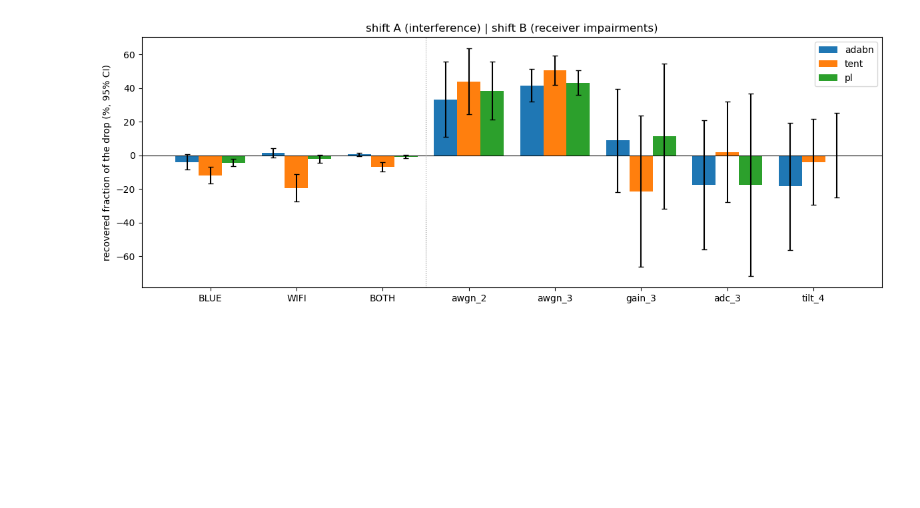
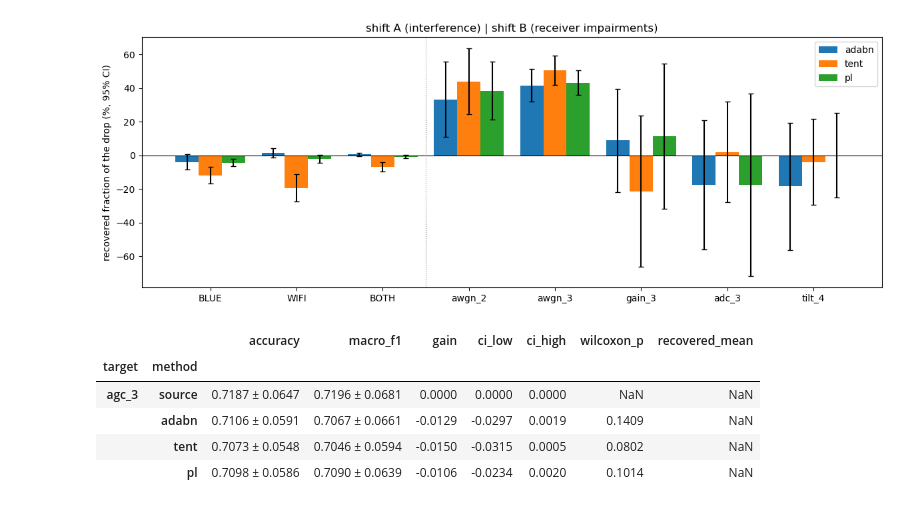
Before and after one commit to owlvano/rfml-uav, a Jupyter notebook: notebooks/paper3-label-free-adaptation/5_Adaptation_Baselines.ipynb, the cells around one changed output. Saved outputs shown, nothing was run; the diff lists cells and outputs as text; code cells hidden in the pictures; blank space fills up the shorter version.

```diff
--- a/notebooks/paper3-label-free-adaptation/5_Adaptation_Baselines.ipynb
+++ b/notebooks/paper3-label-free-adaptation/5_Adaptation_Baselines.ipynb
@@ -21,6 +21,7 @@ from sklearn.metrics import f1_score, roc_auc_score
 from tqdm import tqdm
 
 from rfml_uav.adapt.baselines import adabn, tent, pseudo_label
+from rfml_uav.data.normalise import session_normalise
 from rfml_uav.drone_detect.dataset import DRONES
 from rfml_uav.eval.metrics import classification_report_dict
 from rfml_uav.eval.splits import make_splits
@@ -31,9 +32,12 @@ from rfml_uav.nn.train import predict_logits
 load_dotenv()
 DATA = os.getenv("DATA_PATH")
 P1, P2 = os.path.join(DATA, "results/paper3/phase1"), os.path.join(DATA, "results/paper3/phase2")
-out = os.path.join(DATA, "results/paper3/phase3")
-for d in ("splits", "runs"):
-    os.makedirs(os.path.join(out, d), exist_ok=True)
+SOURCE = os.getenv("SOURCE", "phase1")  # "noisenorm": receiver-normalised source (Phase 4); same splits and hyperparameters
+P3 = os.path.join(DATA, "results/paper3/phase3")
+out = P3 if SOURCE == "phase1" else os.path.join(P3, SOURCE)
+os.makedirs(os.path.join(P3, "splits"), exist_ok=True)
+os.makedirs(os.path.join(out, "runs"), exist_ok=True)
+print("SOURCE:", SOURCE, "->", out)
 device = torch.device("cuda" if torch.cuda.is_available() else "cpu")
 torch.backends.cudnn.deterministic, torch.backends.cudnn.benchmark = True, False
 
@@ -42,7 +46,8 @@ SEEDS, K_FOLDS = [0, 1, 2, 3, 4], 5
 SHIFT_A = ["BLUE", "WIFI", "BOTH"]
 TARGETS = SHIFT_A + ["awgn_2", "awgn_3", "gain_3", "adc_3", "tilt_4"]
 DEV = ["awgn_1", "gain_2", "adc_2", "tilt_3"]
-TARGET_ID = {t: i for i, t in enumerate(TARGETS + DEV)}
+SUPP = ["agc_3"]  # supplementary target (Phase 4 amended adoption rule): rare 12 dB gain steps, separate table
+TARGET_ID = {t: i for i, t in enumerate(TARGETS + DEV + SUPP)}
 METHODS = ["source", "adabn", "tent", "pl"]
 GRID = {"adabn": [{}],
         "tent": [{"lr": lr, "epochs": e} for lr in (1e-4, 1e-3, 1e-2) for e in (1, 3)],
@@ -100,7 +129,7 @@ def source_rows(seed):
 
 def split(target, seed, fold):
     """Per drone: permute its recordings, floor(n/2) -> adapt, rest -> test. Cached in phase3/splits."""
-    path = os.path.join(out, "splits", f"{target}_s{seed}_f{fold}.npz")
+    path = os.path.join(P3, "splits", f"{target}_s{seed}_f{fold}.npz")
     if os.path.exists(path):
         d = np.load(path)
         return d["adapt_rows"], d["test_rows"]
@@ -168,8 +197,8 @@ def adapt(model, method, hp, Xa, seed):
     return m, {**info, "wall_s": time.perf_counter() - t0}
 
 
-grid_path = os.path.join(out, "dev_grid.csv")
-if not os.path.exists(grid_path):
+grid_path = os.path.join(P3, "dev_grid.csv")  # tuned once, on the Phase 1 source; never re-tuned
+if SOURCE == "phase1" and not os.path.exists(grid_path):
     rows = []
     for cell, fold in tqdm(list(itertools.product(DEV, range(K_FOLDS)))):
         model = load_model(0, fold)
@@ -191,8 +220,9 @@ selected = {}
 for method, g in summary.groupby("method"):
     best = g[g.gain >= g.gain.max() - 0.001].sort_values(["bwd", "lr"]).iloc[0]  # tie-break: cheaper, then lower lr
     selected[method] = json.loads(best.hp)
-with open(os.path.join(out, "selected_hparams.json"), "w") as f:
-    json.dump(selected, f, indent=1)
+if SOURCE == "phase1":
+    with open(os.path.join(P3, "selected_hparams.json"), "w") as f:
+        json.dump(selected, f, indent=1)
 print(selected)
 summary.assign(gain_pp=100 * summary.gain).sort_values(["method", "gain"], ascending=[True, False]).round(3)
 # %% [output]
@@ -257,9 +287,10 @@ for sub in SHIFT_A:
             for s, f in itertools.product(SEEDS, range(K_FOLDS))]
     lo, hi = min(p1[sub]), max(p1[sub])
     print(f"{sub}: test-half source F1 mean {np.mean(half):.4f}; Phase 1 range [{lo:.4f}, {hi:.4f}]")
-    assert lo - 0.03 <= np.mean(half) <= hi + 0.03
+    if SOURCE == "phase1":  # the range check is about the Phase 1 source
+        assert lo - 0.03 <= np.mean(half) <= hi + 0.03
 
-with open(os.path.join(out, "selected_hparams.json")) as f:
+with open(os.path.join(P3, "selected_hparams.json")) as f:
     hps = json.load(f)
 r = np.load(os.path.join(out, "runs", "awgn_3_s1_f2.npz"))
 model = load_model(1, 2)
@@ -441,3 +476,22 @@ ax.set_title("shift A (interference) | shift B (receiver impairments)"); ax.lege
 plt.tight_layout(); fig.savefig(os.path.join(out, "e3_recovery.png"), dpi=120, bbox_inches="tight"); plt.show()
 # %% [output]
 [figure]
+# %%
+# supplementary realistic-AGC target (agc_3): separate table, the 8-target E3 table above is unchanged
+supp = build_rows(SUPP)
+st = []
+for (target, method), g in supp.groupby(["target", "method"], sort=False):
+    src = supp[(supp.target == target) & (supp.method == "source")].set_index(["seed", "fold"])["macro_f1"]
+    t = paired_test(g.set_index(["seed", "fold"])["macro_f1"].reindex(src.index), src)
+    st.append({"target": target, "method": method, "gain": t["diff"], "ci_low": t["ci_lo"], "ci_high": t["ci_hi"],
+               "wilcoxon_p": t["p"], "recovered_mean": g["recovered"].mean()})
+e3_agc = pm(supp, ["accuracy", "macro_f1"], ["target", "method"]).join(pd.DataFrame(st).set_index(["target", "method"]))
+e3_agc.to_csv(os.path.join(out, "e3_agc.csv"))
+e3_agc.round(4)
+# %% [output]
+|  |  | accuracy | macro_f1 | gain | ci_low | ci_high | wilcoxon_p | recovered_mean |
+| target | method |  |  |  |  |  |  |  |
+| agc_3 | source | 0.7187 ± 0.0647 | 0.7196 ± 0.0681 | 0.0000 | 0.0000 | 0.0000 | NaN | NaN |
+|  | adabn | 0.7106 ± 0.0591 | 0.7067 ± 0.0661 | -0.0129 | -0.0297 | 0.0019 | 0.1409 | NaN |
+|  | tent | 0.7073 ± 0.0548 | 0.7046 ± 0.0594 | -0.0150 | -0.0315 | 0.0005 | 0.0802 | NaN |
+|  | pl | 0.7098 ± 0.0586 | 0.7090 ± 0.0639 | -0.0106 | -0.0234 | 0.0020 | 0.1014 | NaN |
```
Also changed, not shown: parts of 4 cells of this notebook, 8 other files.
